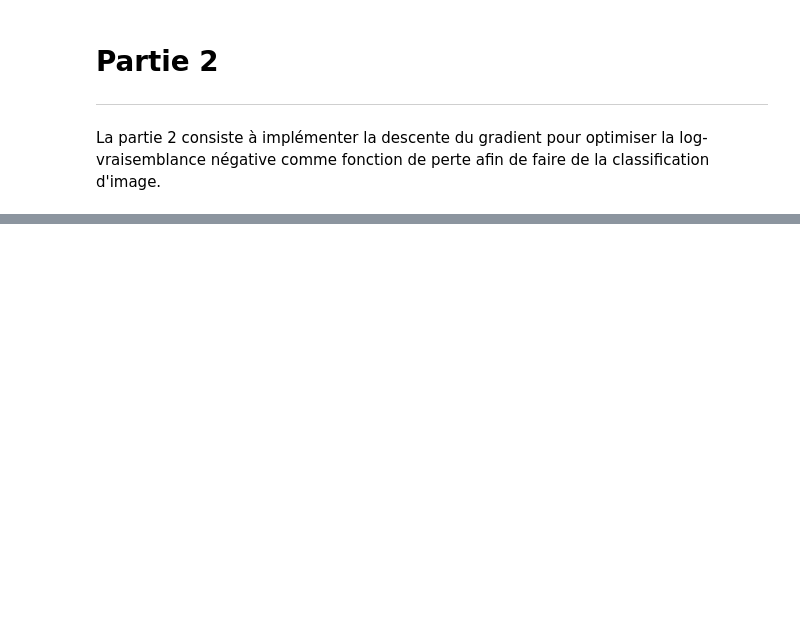
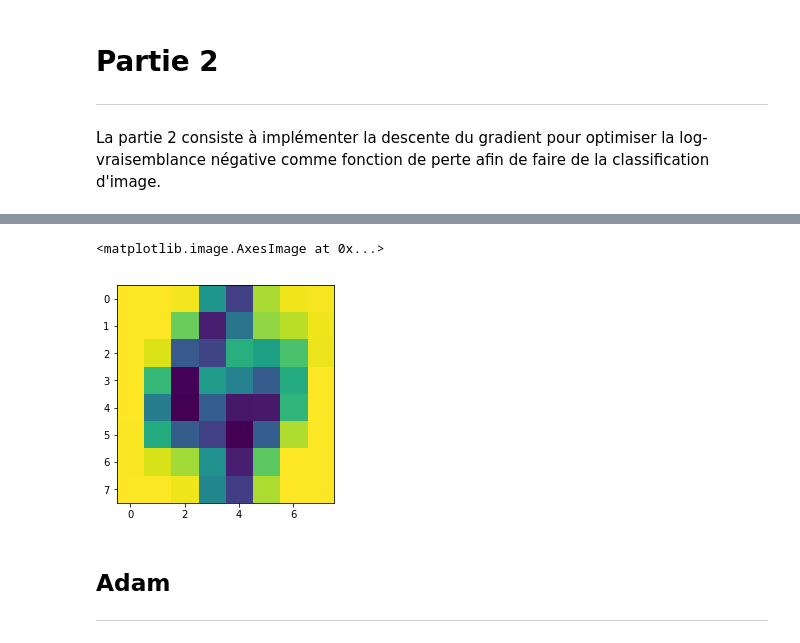
Before and after one commit to conorato/INF8225, a Jupyter notebook: TP1/tp1_1845448.ipynb, the cells around one changed output, grey strips where cells are left out. Cells and saved outputs as stored; diff of their text form; code cells hidden in the pictures; blank space fills up the shorter version.

```diff
--- a/TP1/tp1_1845448.ipynb
+++ b/TP1/tp1_1845448.ipynb
@@ -287,22 +295,23 @@ accuracies = []
 # %%
-# ADAM
-
 for epoch in range(nb_epochs):
     loss = 0
     accuracy = 0
     for i in range(0, X_train.shape[0], minibatch_size):
-        current_X = X[i:i+minibatch_size]
-        current_y = y_one_hot[i:i+minibatch_size]
+        current_X = X[i: min(i + minibatch_size, X_train.shape[0])]
+        current_y = y_one_hot[i: min(i + minibatch_size, X_train.shape[0])]
+        current_batch_size = current_X.shape[0]
 
-        Z = np.dot(current_X,W.T)
-        y_pred = np.array([softmax(z) for z in Z])
+        y_pred = get_y_pred(current_X, W)
 
-        grad = get_grads(current_y, y_pred, current_X) # grad: shape (10,65)
-        W -= lr * grad
-        break
+        W -= lr * get_grads(current_y, y_pred, current_X) # grad: shape (10,65)
 
-#     losses.append(loss)  # compute the loss on the train set
-#     accuracy = None  # TODO
-#     accuracies.append(accuracy) # compute the accuracy on the validation set
-#     if accuracy > best_accuracy:
-#         pass  # select the best parameters based on the validation accuracy
+    y_pred = get_y_pred(X_train, W)
+    loss = get_loss(y_train, y_pred)
+#     print(f"Current loss {loss}")
+
+    losses.append(loss)  # compute the loss on the train set
+    accuracy = get_accuracy(X_validation, y_validation, W)  # TODO
+    accuracies.append(accuracy) # compute the accuracy on the validation set
+    if accuracy > best_accuracy:
+        best_accuracy = accuracy
+        best_W = W  # select the best parameters based on the validation accuracy
@@ -332,4 +334,10 @@ None
 # %%
 plt.plot(losses)
 
-plt.imshow(best_W[4, :].reshape(8,8))
+plt.imshow(best_W[4, :-1].reshape(8,8))
+# %% [output]
+<matplotlib.image.AxesImage at 0x...>
+[figure, added]
+# %% [markdown]
+## Adam
+___
```
Also changed, not shown: parts of 19 cells of this notebook.
